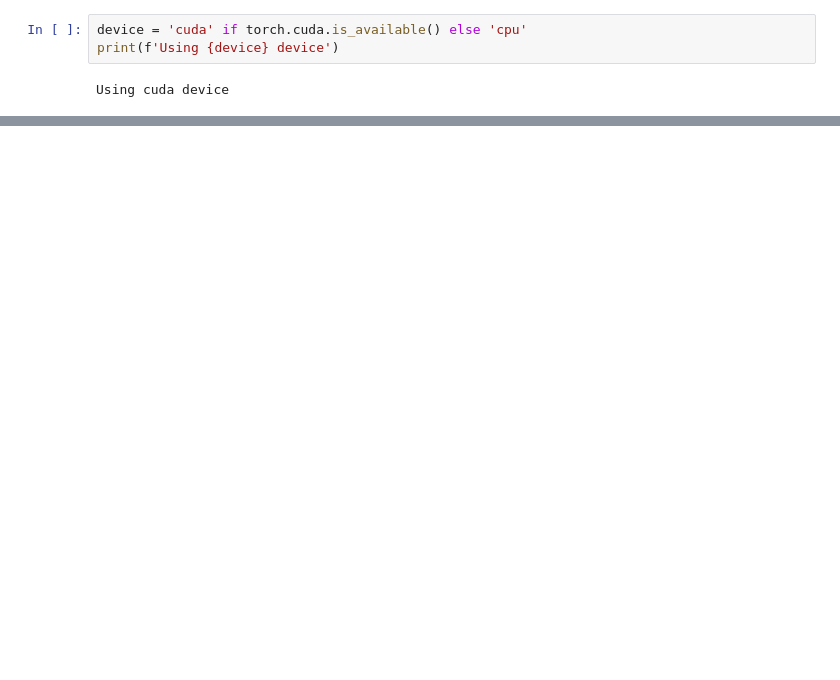
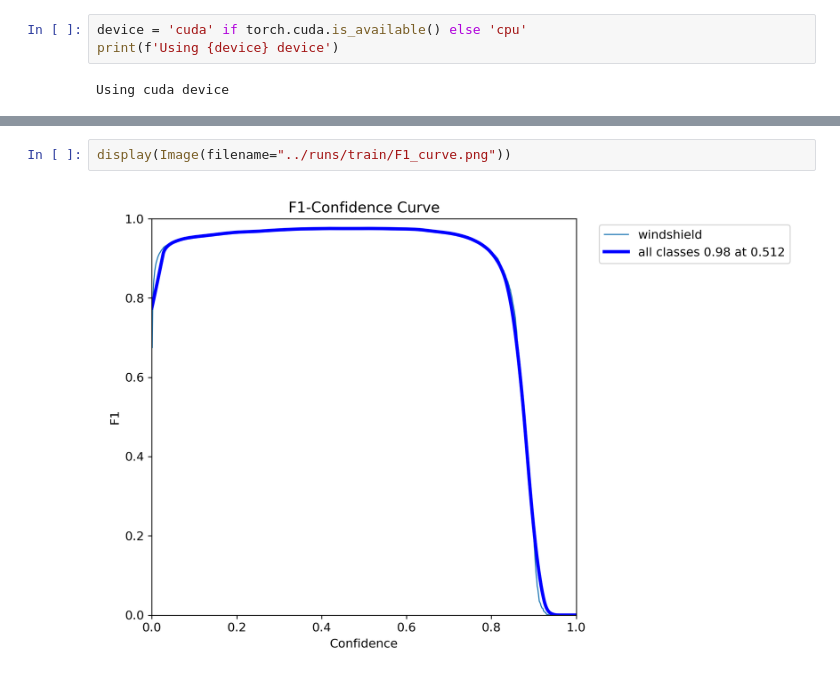
Before and after one commit to Tamerkobba/Seatbelt_detection, a Jupyter notebook: Models/build/Yolo.ipynb, the cells around one changed output, grey strips where cells are left out. Saved outputs shown, nothing was run; the diff lists cells and outputs as text; blank space fills up the shorter version.

```diff
--- a/Models/build/Yolo.ipynb
+++ b/Models/build/Yolo.ipynb
@@ -181,0 +114,4 @@ display(Image(filename="runs/detect/test/results.png"))
+# %%
+display(Image(filename="../runs/train/F1_curve.png"))
+# %% [output]
+[figure, added]
```
Also changed, not shown: parts of 44 cells of this notebook, 52 other files.
